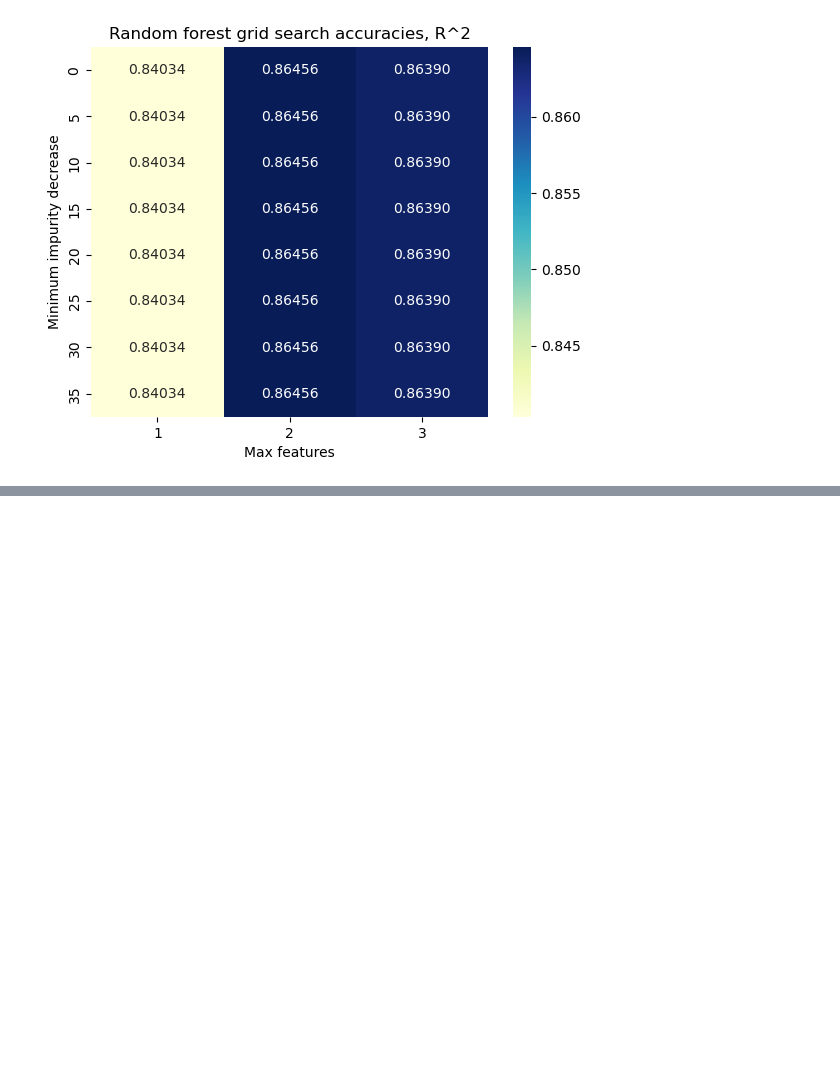
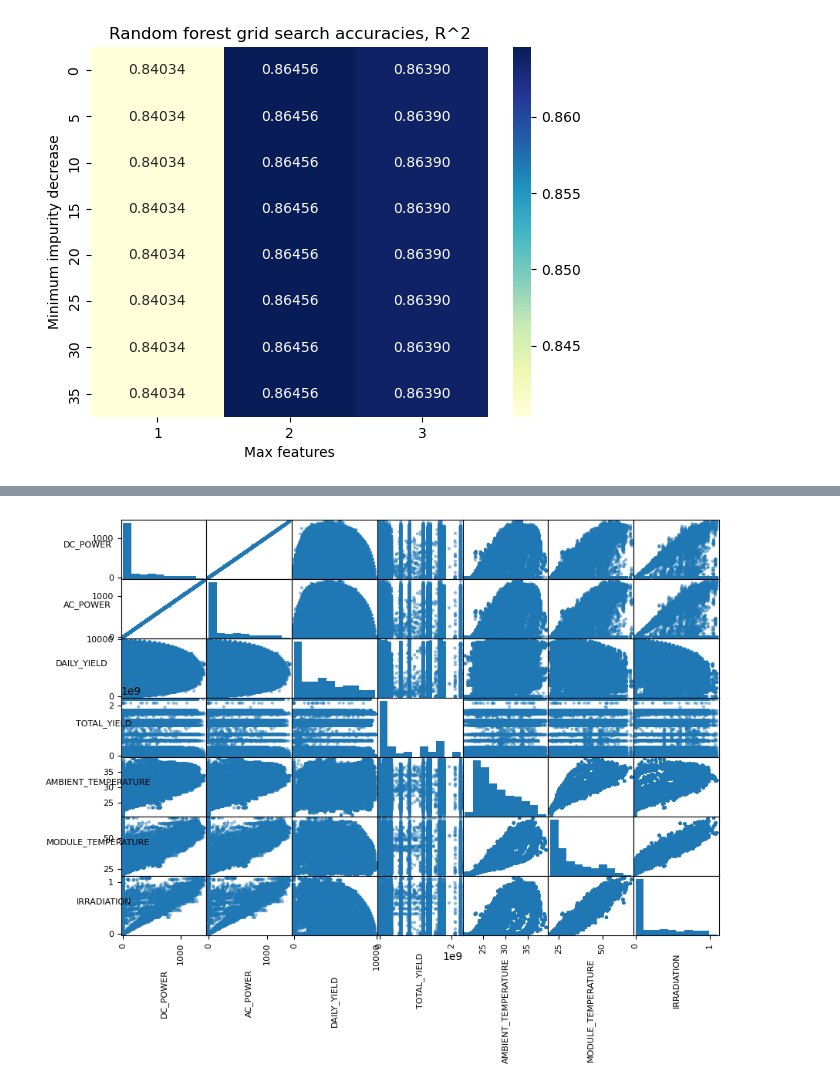
Before and after one commit to Enginedeer/AML_project, a Jupyter notebook: andi_AML_v2.ipynb, the cells around one changed output, grey strips where cells are left out. Cells and saved outputs as stored; diff of their text form; code cells hidden in the pictures; blank space fills up the shorter version.

```diff
--- a/andi_AML_v2.ipynb
+++ b/andi_AML_v2.ipynb
@@ -739,0 +761,17 @@ Name: mean_test_score, dtype: float64
+# %%
+
+import numpy as np
+import pandas as pd
+import matplotlib.pyplot as plt
+from matplotlib import dates
+import os
+import sys
+module_path = os.path.abspath(".")
+sys.path.insert(0, module_path)
+from helpers import load_data
+
+plant1, plant2, weather1, weather2 = load_data()
+
+plant2.info()
+print("\n ########## \n")
+weather2.info()
@@ -739,0 +796,10 @@ Name: mean_test_score, dtype: float64
+# %%
+plant2_tot_data=pd.merge(plant2.drop(columns=["PLANT_ID"]), weather2.drop(columns=["PLANT_ID","SOURCE_KEY"]), on="DATE_TIME")
+# plant1_tot_data['HOUR'] = pd.to_datetime(plant1_tot_data['DATE_TIME'].astype(str)).dt.hour+(pd.to_datetime(plant1_tot_data['DATE_TIME'].astype(str)).dt.minute)/60
+# plant1_tot_data['MIDDAYNESS'] = abs(12-abs(plant1_tot_data['HOUR']-12))
+    # Only maybe use MIDDAYNESS. It has better correlations with power generation than HOUR
+    # Or maybe use polynomial features - preprocessing on HOURS???
+display(plant2_tot_data)
+display(plant2_tot_data.isnull().sum())
+display(plant2_tot_data.count())
+display(plant2_tot_data.describe())
@@ -739,0 +849,9 @@ Name: mean_test_score, dtype: float64
+# %%
+
+# from pandas.plotting import scatter_matrix
+axes = pd.plotting.scatter_matrix(plant2_tot_data, figsize=(10,7))
+[ax.set_xlabel(ax.get_xlabel(), fontsize = 8, rotation = 90) for ax in axes.ravel()]
+[ax.set_ylabel(ax.get_ylabel(), fontsize = 8, rotation = 0) for ax in axes.ravel()]
+plt.show()
+# %% [output]
+[figure, added]
```
Also changed, not shown: parts of 15 cells of this notebook.
